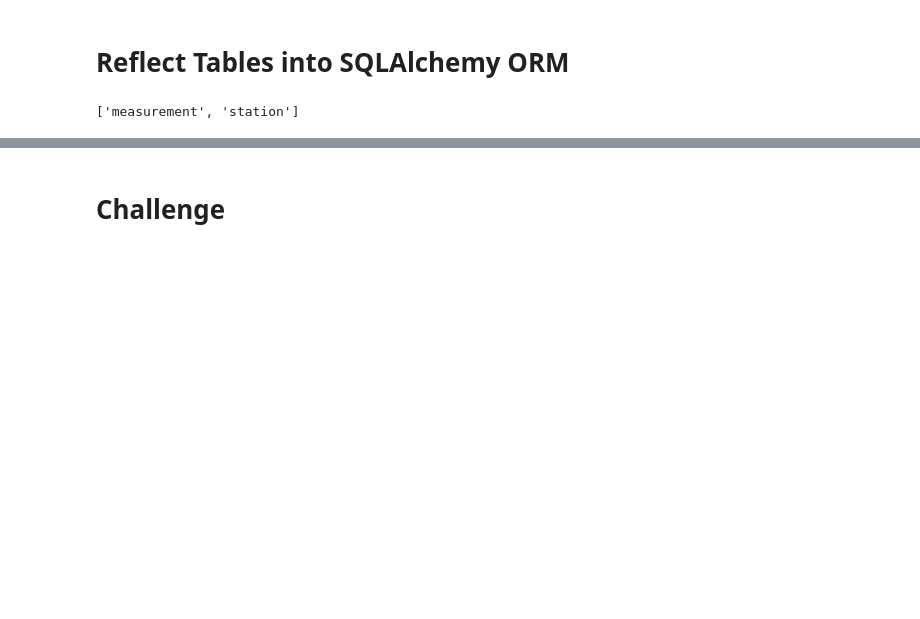
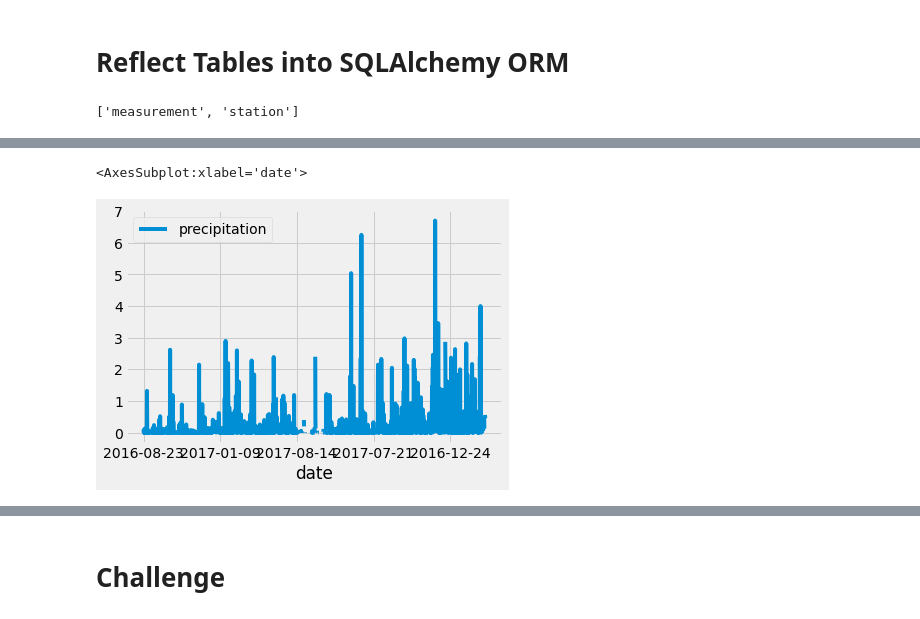
Before and after one commit to fa7i3/Surfs_Up, a Jupyter notebook: climate_analysis.ipynb, the cells around one changed output, grey strips where cells are left out. Saved outputs shown, nothing was run; the diff lists cells and outputs as text; code cells hidden in the pictures; blank space fills up the shorter version.

```diff
--- a/climate_analysis.ipynb
+++ b/climate_analysis.ipynb
@@ -49,13 +49,12 @@ session = Session(engine)
 # %%
 # Design a query to retrieve the last 12 months of precipitation data and plot the results.
 #Starting from the last data point in the database.
+# Add the most recent date, August 23, 2017, with the following code:
+prev_year = dt.date(2017, 8, 23)
 
 # Calculate the date one year from the last date in data set.
+prev_year = dt.date(2017, 8, 23) - dt.timedelta(days=365)
 
 # Perform a query to retrieve the data and precipitation scores
-
-# Save the query results as a Pandas DataFrame and set the index to the date column
-
-# Sort the dataframe by date
-
-# Use Pandas Plotting with Matplotlib to plot the data
+results = session.query(Measurement.date, Measurement.prcp).filter(Measurement.date >= prev_year).all()
+print(results)
@@ -61,0 +63,13 @@ session = Session(engine)
+# %%
+# Save the query results as a Pandas DataFrame and set the index to the date column
+df = pd.DataFrame(results, columns=['date','precipitation'])
+df.set_index(df['date'], inplace=True)
+# print(df)
+
+### Sort the dataframe by date
+
+# df = df.sort_values("date")
+# df = df.sort_index()
+
+# convert the DataFrame to strings, and then we'll set our index to "False."
+print(df.to_string(index=False))
@@ -62,2 +94,9 @@ session = Session(engine)
+# %%
+# Use Pandas Plotting with Matplotlib to plot the data
+# DataFrame is represented as the variable df, we can use the df.plot() function.
+df.plot()
+# %% [output]
+<AxesSubplot:xlabel='date'>
+[figure, added]
 # %%
 # Use Pandas to calcualte the summary statistics for the precipitation data
```
Also changed, not shown: parts of 4 cells of this notebook.
